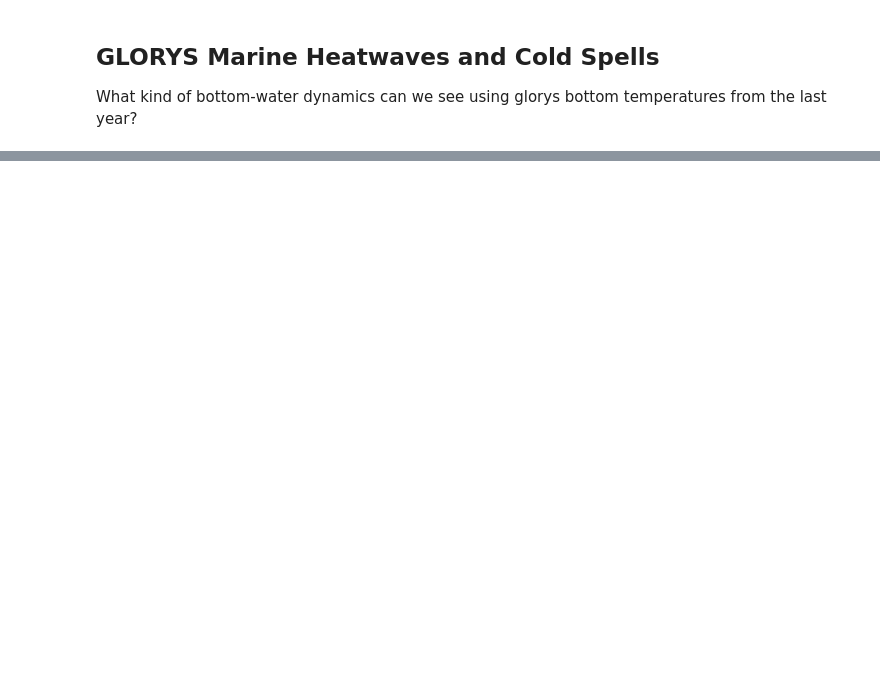
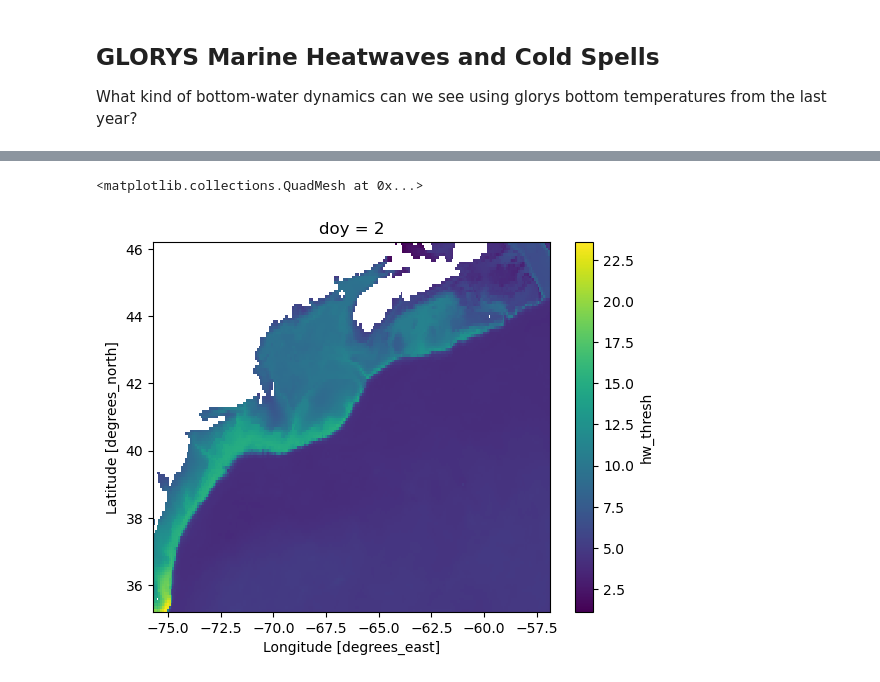
Before and after one commit to adamkemberling/glorys_northeast, a Jupyter notebook: py/glorys_extreme_events.ipynb, the cells around one changed output, grey strips where cells are left out. Drawn from its saved outputs; the diff is of its cells as text; code cells hidden in the pictures; blank space fills up the shorter version.

```diff
--- a/py/glorys_extreme_events.ipynb
+++ b/py/glorys_extreme_events.ipynb
@@ -96,0 +108,3 @@ copernicusmarine_version :
+# %%
+# Day of year is just 1...n no matter if leap  year or no
+surfbot_ds = surfbot_ds.assign_coords({"doy" : surfbot_ds.time.dt.dayofyear})
@@ -96,0 +197,35 @@ copernicusmarine_version :
+# %%
+# Apply a rolling average to climat reference thresholds
+def smooth_clim(x, clim_idx = "doy", window_len = 6, center = True, min_periods = 1):
+
+    # Length of the array to append to
+    array_len = x[clim_idx].shape[0]
+
+    # Days to place in the front
+    head_buffer = x.sel(doy = slice(array_len - window_len, array_len))
+    head_buffer = head_buffer.assign_coords({"doy" : head_buffer.coords[clim_idx] - array_len})
+
+    # # These days will append to the end:
+    tail_buffer = x.sel(doy = slice(0, window_len))
+    tail_buffer = tail_buffer.assign_coords({"doy" : tail_buffer.coords[clim_idx] + array_len})
+
+    # Combine & Check them
+    roll_rdy = xr.concat([head_buffer, x,  tail_buffer], dim = "doy")
+
+    # Perform rolling average
+    x_rolled = roll_rdy.rolling(doy = window_len, center = center, min_periods = min_periods).mean()
+
+    # take off the header
+    x_rolled = x_rolled.sel(doy = slice(1, 366))
+
+    return x_rolled
+# %%
+# plot to show results
+ref_rolled = smooth_clim(x = ref_thresholds, clim_idx = "doy", window_len = 6)
+ref_rolled.bottom_temp_clim.mean(("longitude", "latitude")).plot()
+
+# # # What do the thresholds look like on a map?
+ref_rolled.isel(doy = 1).hw_thresh.plot()
+# %% [output]
+<matplotlib.collections.QuadMesh at 0x...>
+[figure, added]
```
Also changed, not shown: parts of 13 cells of this notebook, 13 other files.
